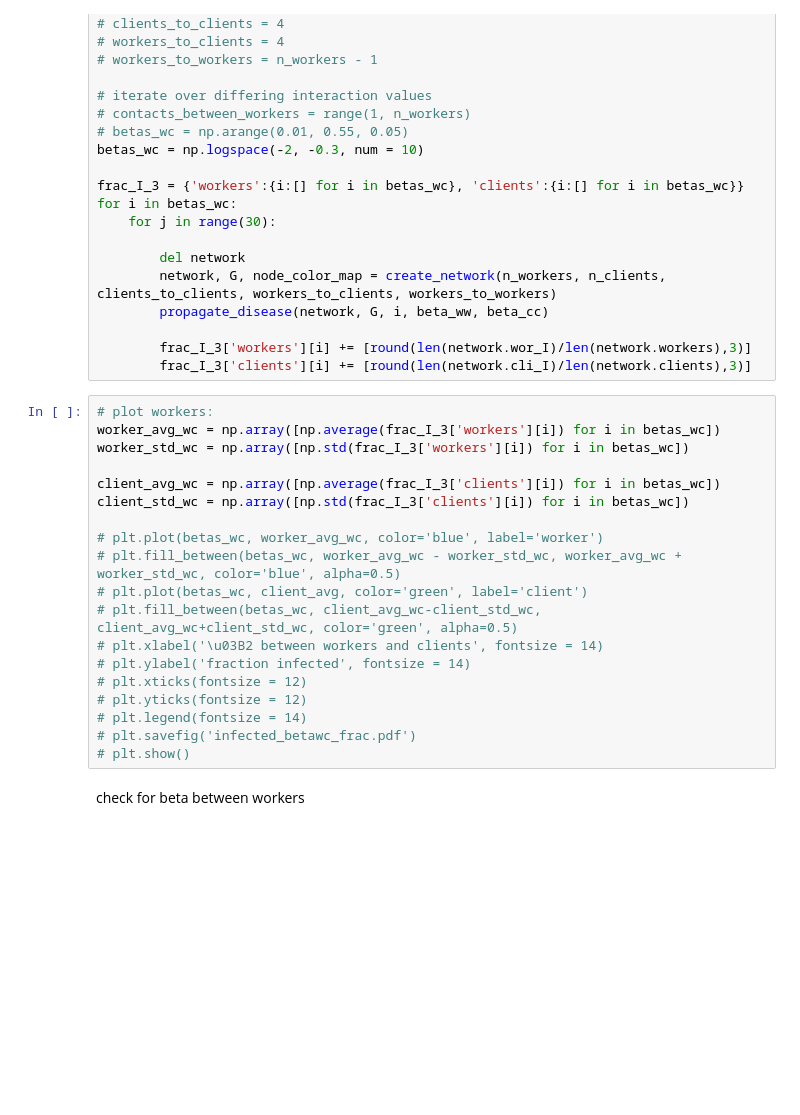
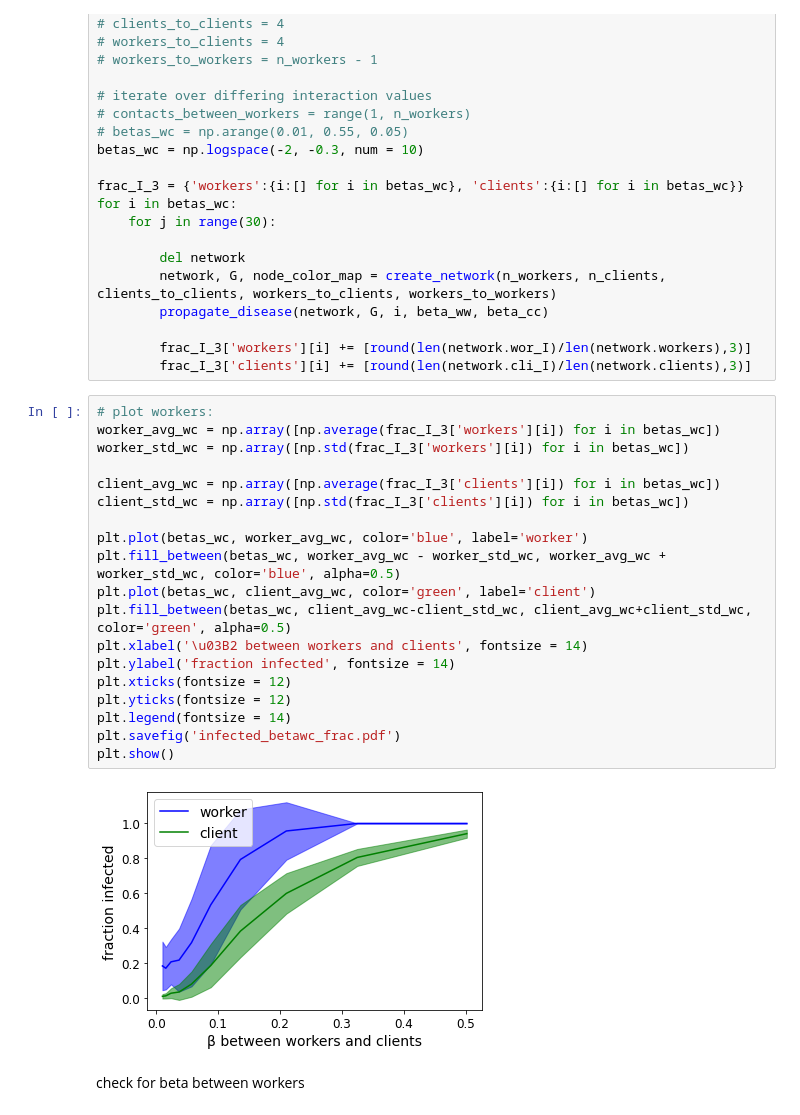
Before and after one commit to GVaessen/intro-CLS-assignment2, a Jupyter notebook: report_networkmodel.ipynb, the cells around one changed output. Drawn from its saved outputs; the diff is of its cells as text; blank space fills up the shorter version.

```diff
--- a/report_networkmodel.ipynb
+++ b/report_networkmodel.ipynb
@@ -513,22 +498,24 @@ for i in betas_wc:
 # %%
 # plot workers:
 worker_avg_wc = np.array([np.average(frac_I_3['workers'][i]) for i in betas_wc])
 worker_std_wc = np.array([np.std(frac_I_3['workers'][i]) for i in betas_wc])
 
 client_avg_wc = np.array([np.average(frac_I_3['clients'][i]) for i in betas_wc])
 client_std_wc = np.array([np.std(frac_I_3['clients'][i]) for i in betas_wc])
 
-# plt.plot(betas_wc, worker_avg_wc, color='blue', label='worker')
-# plt.fill_between(betas_wc, worker_avg_wc - worker_std_wc, worker_avg_wc + worker_std_wc, color='blue', alpha=0.5)
-# plt.plot(betas_wc, client_avg, color='green', label='client')
-# plt.fill_between(betas_wc, client_avg_wc-client_std_wc, client_avg_wc+client_std_wc, color='green', alpha=0.5)
-# plt.xlabel('\u03B2 between workers and clients', fontsize = 14)
-# plt.ylabel('fraction infected', fontsize = 14)
-# plt.xticks(fontsize = 12)
-# plt.yticks(fontsize = 12)
-# plt.legend(fontsize = 14)
-# plt.savefig('infected_betawc_frac.pdf')
-# plt.show()
+plt.plot(betas_wc, worker_avg_wc, color='blue', label='worker')
+plt.fill_between(betas_wc, worker_avg_wc - worker_std_wc, worker_avg_wc + worker_std_wc, color='blue', alpha=0.5)
+plt.plot(betas_wc, client_avg_wc, color='green', label='client')
+plt.fill_between(betas_wc, client_avg_wc-client_std_wc, client_avg_wc+client_std_wc, color='green', alpha=0.5)
+plt.xlabel('\u03B2 between workers and clients', fontsize = 14)
+plt.ylabel('fraction infected', fontsize = 14)
+plt.xticks(fontsize = 12)
+plt.yticks(fontsize = 12)
+plt.legend(fontsize = 14)
+plt.savefig('infected_betawc_frac.pdf')
+plt.show()
+# %% [output]
+[figure, added]
 # %% [markdown]
 check for beta between workers
 # %%
```
Also changed, not shown: parts of 10 cells of this notebook.
